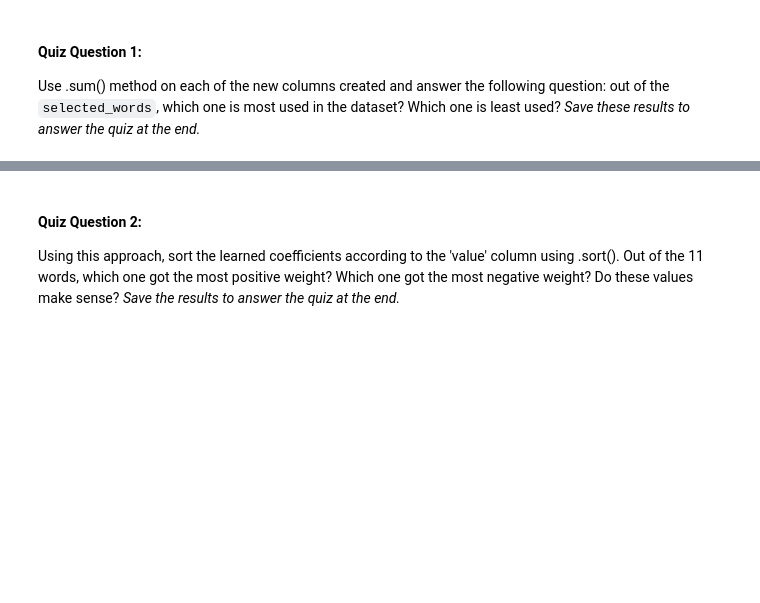
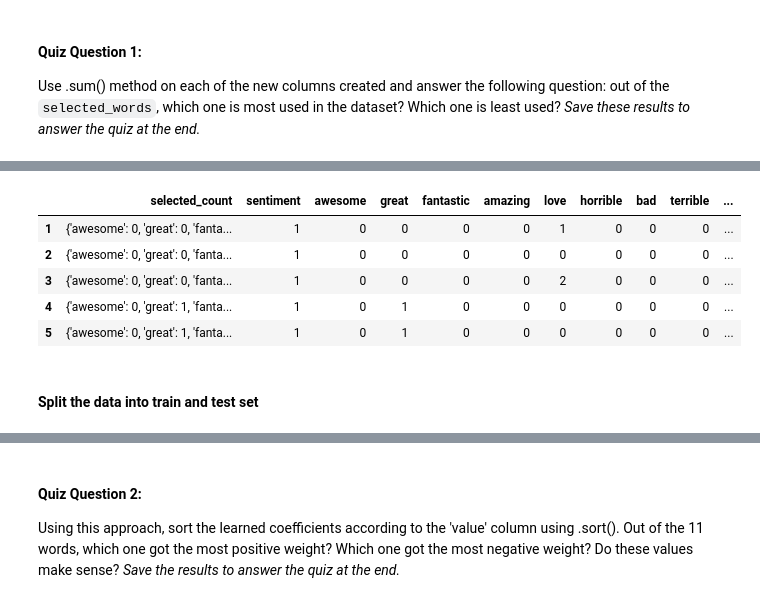
Before and after one commit to lexiewangdl/machine-learning, a Jupyter notebook: PA2.ipynb, the cells around one changed output, grey strips where cells are left out. Drawn from its saved outputs; the diff is of its cells as text; code cells hidden in the pictures; blank space fills up the shorter version.

```diff
--- a/PA2.ipynb
+++ b/PA2.ipynb
@@ -83,7 +88,7 @@ def count_selected(row, word_list = selected_words):
         else:
             sent_targets[word] = 0
 
-    return sent_targets
+    return Counter(sent_targets)
 # %% [markdown]
 If the functions in the cell above are directly used on the original dataframe, it will raise <code>AttributeError: 'float' object has no attribute 'lower'</code> because there are empty cells with NaN values. One solution is to remove the rows with empty cells in the review column, another solution is to replace NaN values with an empty string.
 
@@ -123,0 +159,8 @@ Use .sum() method on each of the new columns created and answer the following qu
+# %%
+#ignore all 3*  reviews
+p1 = p1[p1['rating']!= 3]
+
+#positive sentiment = 4-star or 5-star reviews
+p1['sentiment'] = p1['rating'] >= 4
+
+p1.sample(n=3, random_state=0)
@@ -123,0 +174,4 @@ Use .sum() method on each of the new columns created and answer the following qu
+# %%
+p2 = p1[['selected_count', 'sentiment']].copy()
+p2['sentiment'] = p2['sentiment'].replace([True, False], [1, 0])
+p2.sample(n=5, random_state=0)
@@ -123,0 +185,18 @@ Use .sum() method on each of the new columns created and answer the following qu
+# %%
+def vectorize(row, key):
+    counter = row['selected_count']
+    return counter[key]
+
+for keyword in selected_words:
+    p2[keyword] = p2.apply(vectorize, axis=1, key=keyword)
+
+p2.head()
+# %% [output]
+|  | selected_count | sentiment | awesome | great | fantastic | amazing | love | horrible | bad | terrible | ... |
+| 1 | {'awesome': 0, 'great': 0, 'fanta... | 1 | 0 | 0 | 0 | 0 | 1 | 0 | 0 | 0 | ... |
+| 2 | {'awesome': 0, 'great': 0, 'fanta... | 1 | 0 | 0 | 0 | 0 | 0 | 0 | 0 | 0 | ... |
+| 3 | {'awesome': 0, 'great': 0, 'fanta... | 1 | 0 | 0 | 0 | 0 | 2 | 0 | 0 | 0 | ... |
+| 4 | {'awesome': 0, 'great': 1, 'fanta... | 1 | 0 | 1 | 0 | 0 | 0 | 0 | 0 | 0 | ... |
+| 5 | {'awesome': 0, 'great': 1, 'fanta... | 1 | 0 | 1 | 0 | 0 | 0 | 0 | 0 | 0 | ... |
+# %% [markdown]
+#### Split the data into train and test set
```
Also changed, not shown: parts of 23 cells of this notebook, 2 other files.
